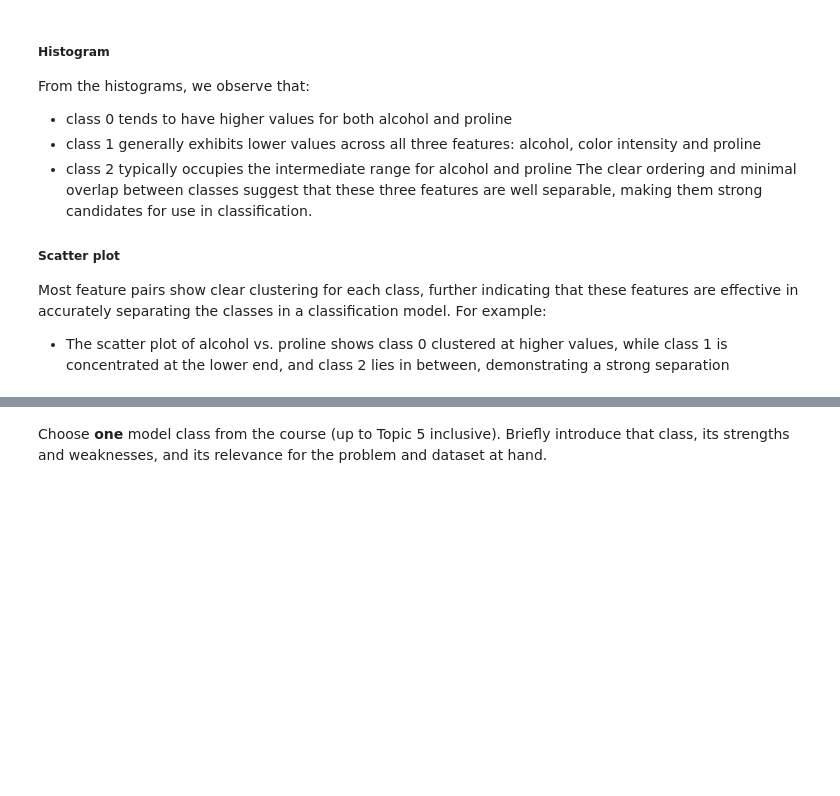
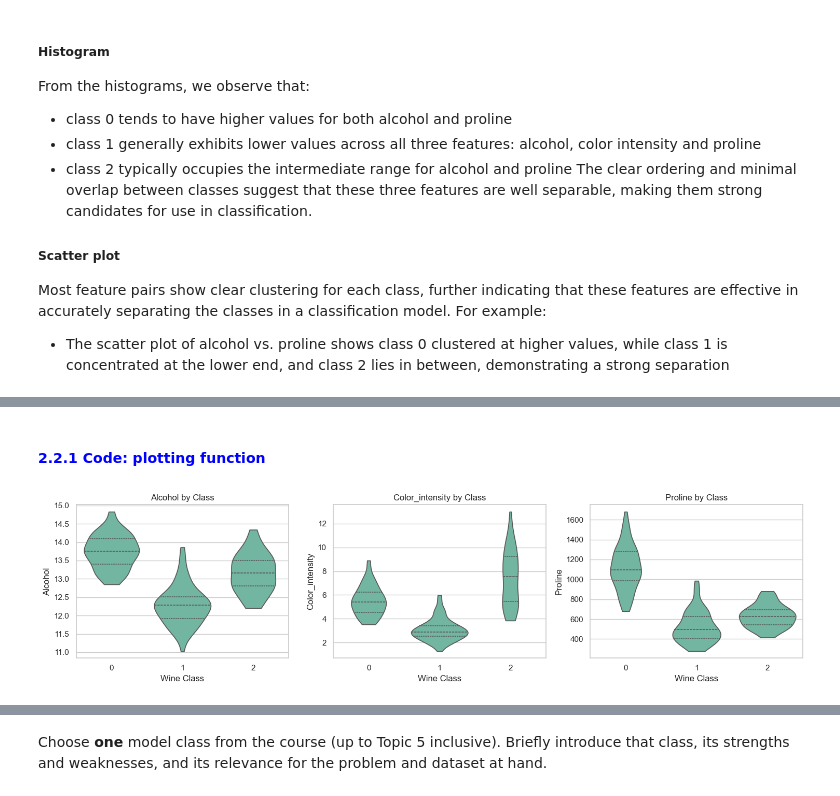
Before and after one commit to TheKusz/ML_DSM040-2025-APR, a Jupyter notebook: CW 1/DSM040-CW1.ipynb, the cells around one changed output, grey strips where cells are left out. Saved outputs shown, nothing was run; the diff lists cells and outputs as text; code cells hidden in the pictures; blank space fills up the shorter version.

```diff
--- a/CW 1/DSM040-CW1.ipynb
+++ b/CW 1/DSM040-CW1.ipynb
@@ -279,0 +294,31 @@ For example:
+# %% [markdown]
+#### <font color='blue'>2.2.1 Code: plotting function</font>
+# %%
+import seaborn as sns
+import matplotlib.pyplot as plt
+
+# define plotting function
+def my_plot_violin(X, y, features, height = 2):
+
+
+    df = X.copy()
+    df["target"] = y.values
+
+    fig, axes = plt.subplots(1, len(alc_colour_proline_features), sharey=False)
+    for ax, feat in zip(axes, alc_colour_proline_features):
+        sns.violinplot(ax=ax,
+                       data=df,
+                       x='target',
+                       y=feat,
+                       inner='quartile',
+                       cut=0)
+        ax.set_title(f'{feat.capitalize()} by Class')
+        ax.set_xlabel('Wine Class')
+        ax.set_ylabel(feat.capitalize())
+    plt.tight_layout()
+    plt.show()
+# %%
+# run the plotting function
+my_plot_violin(X_alc_colour_proline_df, y_alc_colour_proline_df, alc_colour_proline_features)
+# %% [output]
+[figure, added]
```
Also changed, not shown: parts of 41 cells of this notebook.
